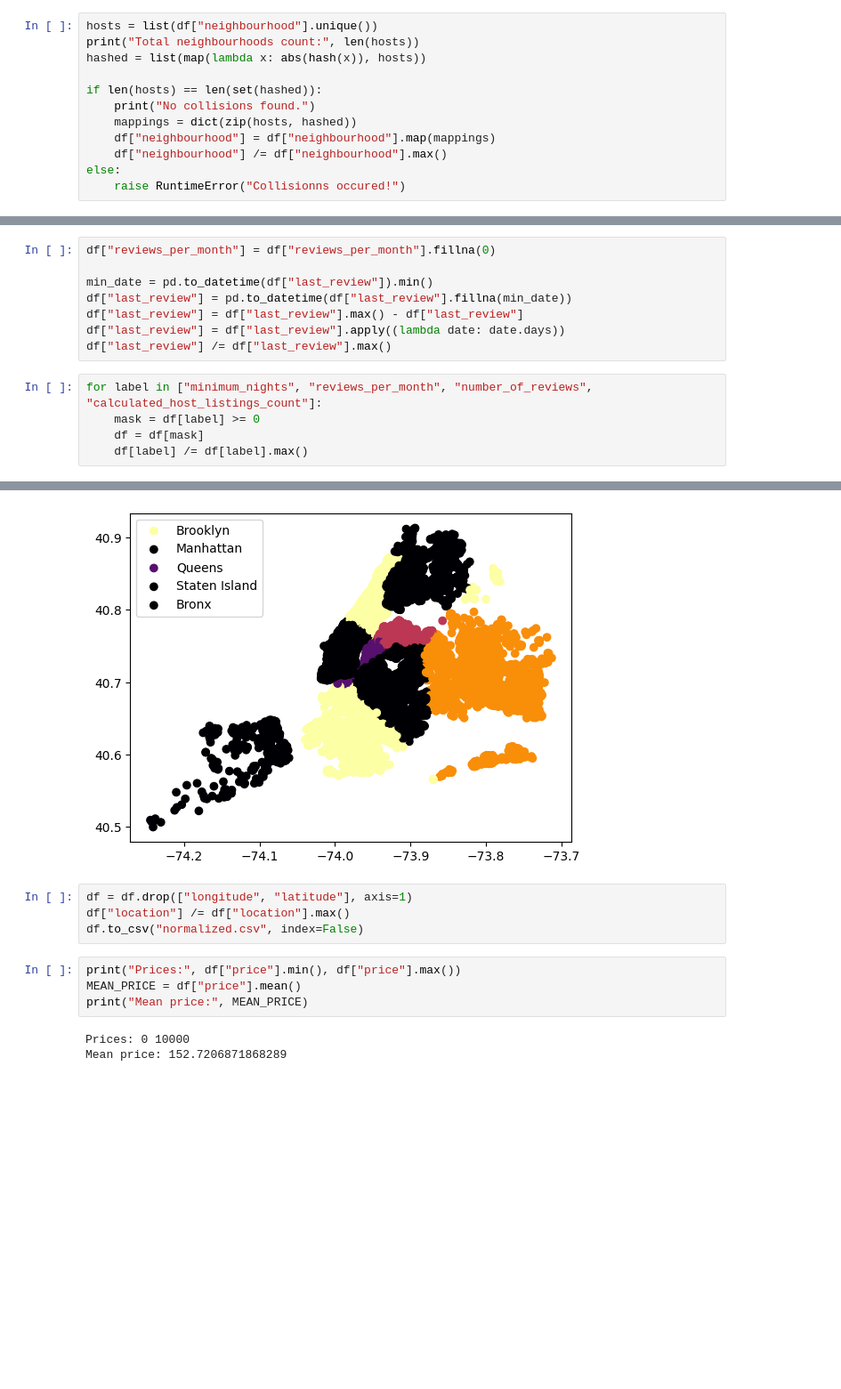
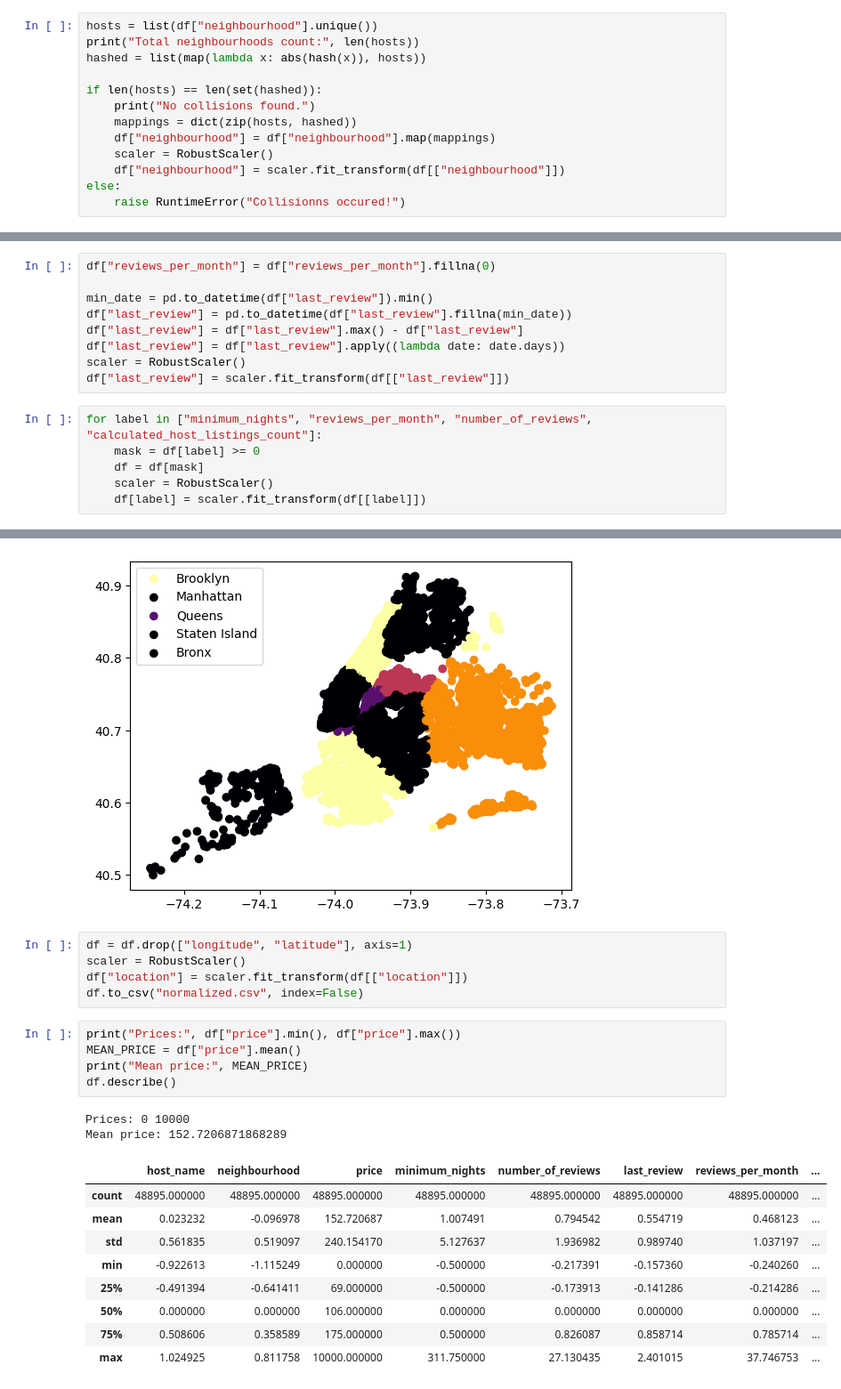
Before and after one commit to NoSignificantWorries/CDEK_testing, a Jupyter notebook: main.ipynb, the cells around one changed output, grey strips where cells are left out. Shown at 89% size. Saved outputs shown, nothing was run; the diff lists cells and outputs as text; blank space fills up the shorter version.

```diff
--- a/main.ipynb
+++ b/main.ipynb
@@ -88,7 +92,8 @@ if len(hosts) == len(set(hashed)):
     print("No collisions found.")
     mappings = dict(zip(hosts, hashed))
     df["neighbourhood"] = df["neighbourhood"].map(mappings)
-    df["neighbourhood"] /= df["neighbourhood"].max()
+    scaler = RobustScaler()
+    df["neighbourhood"] = scaler.fit_transform(df[["neighbourhood"]])
 else:
     raise RuntimeError("Collisionns occured!")
 # %% [output]
@@ -114,12 +119,14 @@ min_date = pd.to_datetime(df["last_review"]).min()
 df["last_review"] = pd.to_datetime(df["last_review"].fillna(min_date))
 df["last_review"] = df["last_review"].max() - df["last_review"]
 df["last_review"] = df["last_review"].apply((lambda date: date.days))
-df["last_review"] /= df["last_review"].max()
+scaler = RobustScaler()
+df["last_review"] = scaler.fit_transform(df[["last_review"]])
 # %%
 for label in ["minimum_nights", "reviews_per_month", "number_of_reviews", "calculated_host_listings_count"]:
     mask = df[label] >= 0
     df = df[mask]
-    df[label] /= df[label].max()
+    scaler = RobustScaler()
+    df[label] = scaler.fit_transform(df[[label]])
 # %%
 zones = []
 for group_name in GROUPS:
@@ -149,15 +156,26 @@ plt.show()
 [figure]
 # %%
 df = df.drop(["longitude", "latitude"], axis=1)
-df["location"] /= df["location"].max()
+scaler = RobustScaler()
+df["location"] = scaler.fit_transform(df[["location"]])
 df.to_csv("normalized.csv", index=False)
 # %%
 print("Prices:", df["price"].min(), df["price"].max())
 MEAN_PRICE = df["price"].mean()
 print("Mean price:", MEAN_PRICE)
+df.describe()
 # %% [output]
 Prices: 0 10000
 Mean price: 152.7206871868289
+|  | host_name | neighbourhood | price | minimum_nights | number_of_reviews | last_review | reviews_per_month | ... |
+| count | 48895.000000 | 48895.000000 | 48895.000000 | 48895.000000 | 48895.000000 | 48895.000000 | 48895.000000 | ... |
+| mean | 0.023232 | -0.096978 | 152.720687 | 1.007491 | 0.794542 | 0.554719 | 0.468123 | ... |
+| std | 0.561835 | 0.519097 | 240.154170 | 5.127637 | 1.936982 | 0.989740 | 1.037197 | ... |
+| min | -0.922613 | -1.115249 | 0.000000 | -0.500000 | -0.217391 | -0.157360 | -0.240260 | ... |
+| 25% | -0.491394 | -0.641411 | 69.000000 | -0.500000 | -0.173913 | -0.141286 | -0.214286 | ... |
+| 50% | 0.000000 | 0.000000 | 106.000000 | 0.000000 | 0.000000 | 0.000000 | 0.000000 | ... |
+| 75% | 0.508606 | 0.358589 | 175.000000 | 0.500000 | 0.826087 | 0.858714 | 0.785714 | ... |
+| max | 1.024925 | 0.811758 | 10000.000000 | 311.750000 | 27.130435 | 2.401015 | 37.746753 | ... |
 # %%
 X = df.drop(["price"], axis=1)
 y = df["price"]
```
Also changed, not shown: parts of 5 cells of this notebook, 1 other file.
